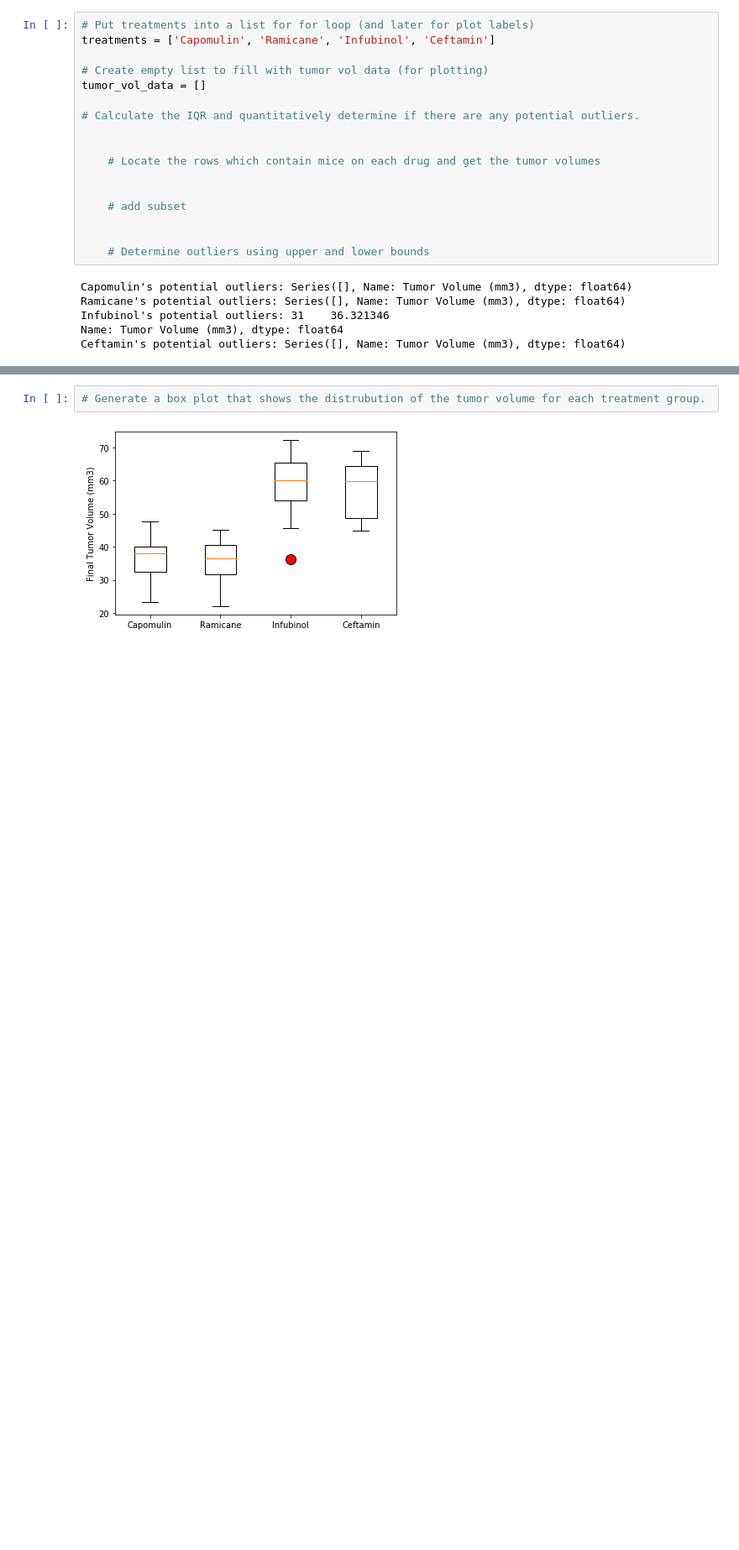
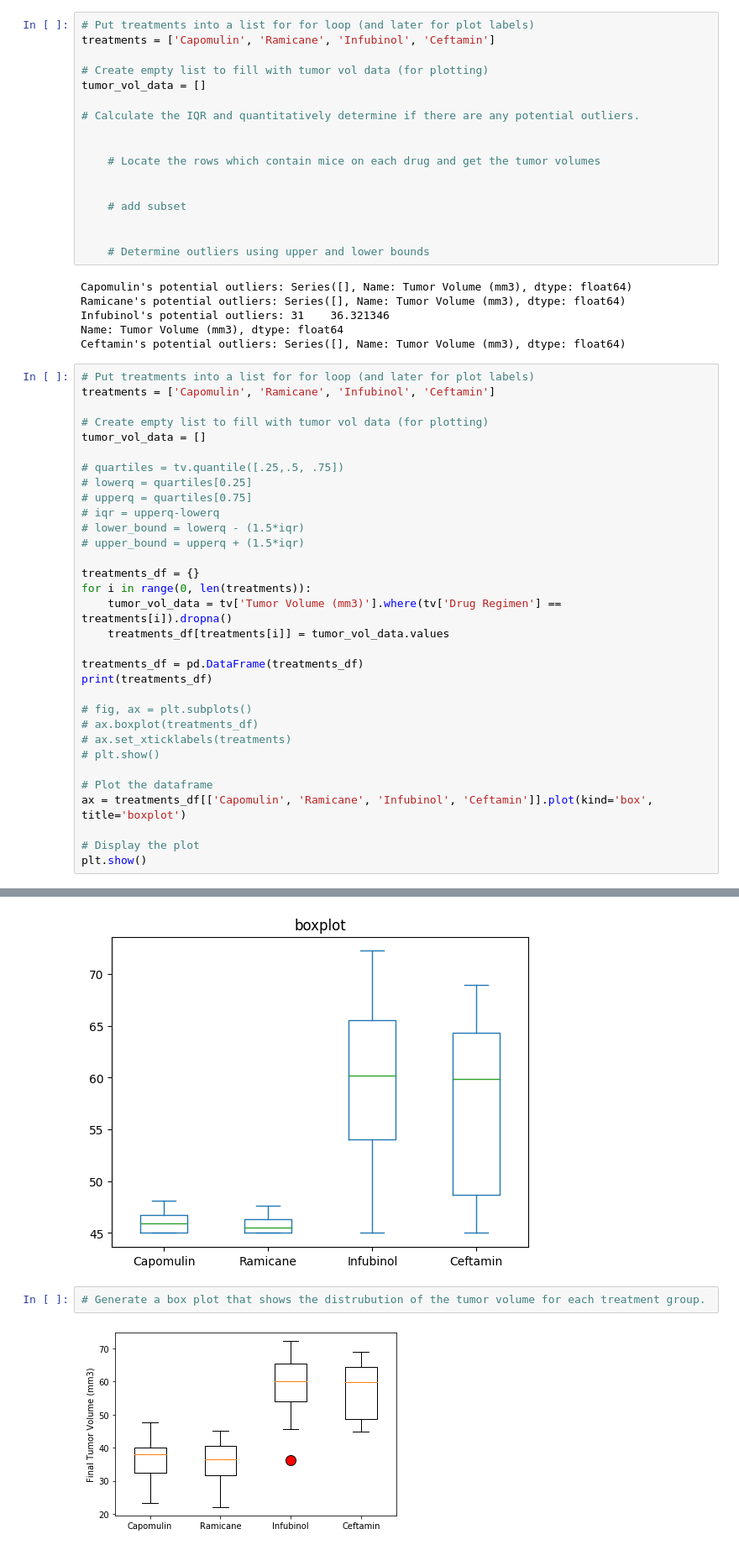
Before and after one commit to akinyemia/Matplotlib-challenge, a Jupyter notebook: Pymaceuticals/main.ipynb, the cells around one changed output, grey strips where cells are left out. Shown: that part at 84% size. Saved outputs shown, nothing was run; the diff lists cells and outputs as text; blank space fills up the shorter version.

```diff
--- a/Pymaceuticals/main.ipynb
+++ b/Pymaceuticals/main.ipynb
@@ -401,3 +391,36 @@ Ramicane's potential outliers: Series([], Name: Tumor Volume (mm3), dtype: float
 Infubinol's potential outliers: 31    36.321346
 Name: Tumor Volume (mm3), dtype: float64
 Ceftamin's potential outliers: Series([], Name: Tumor Volume (mm3), dtype: float64)
+# %%
+# Put treatments into a list for for loop (and later for plot labels)
+treatments = ['Capomulin', 'Ramicane', 'Infubinol', 'Ceftamin']
+
+# Create empty list to fill with tumor vol data (for plotting)
+tumor_vol_data = []
+
+# quartiles = tv.quantile([.25,.5, .75])
+# lowerq = quartiles[0.25]
+# upperq = quartiles[0.75]
+# iqr = upperq-lowerq
+# lower_bound = lowerq - (1.5*iqr)
+# upper_bound = upperq + (1.5*iqr)
+
+treatments_df = {}
+for i in range(0, len(treatments)):
+    tumor_vol_data = tv['Tumor Volume (mm3)'].where(tv['Drug Regimen'] == treatments[i]).dropna()
+    treatments_df[treatments[i]] = tumor_vol_data.values
+
+treatments_df = pd.DataFrame(treatments_df)
+print(treatments_df)
+
+# fig, ax = plt.subplots()
+# ax.boxplot(treatments_df)
+# ax.set_xticklabels(treatments)
+# plt.show()
+
+# Plot the dataframe
+ax = treatments_df[['Capomulin', 'Ramicane', 'Infubinol', 'Ceftamin']].plot(kind='box', title='boxplot')
+
+# Display the plot
+plt.show()
+# %% [output]
@@ -404,3 +444,4 @@ Ceftamin's potential outliers: Series([], Name: Tumor Volume (mm3), dtype: float
+[figure, added]
 # %%
 # Generate a box plot that shows the distrubution of the tumor volume for each treatment group.
 # %% [output]
```
Also changed, not shown: parts of 12 cells of this notebook, 1 other file.
